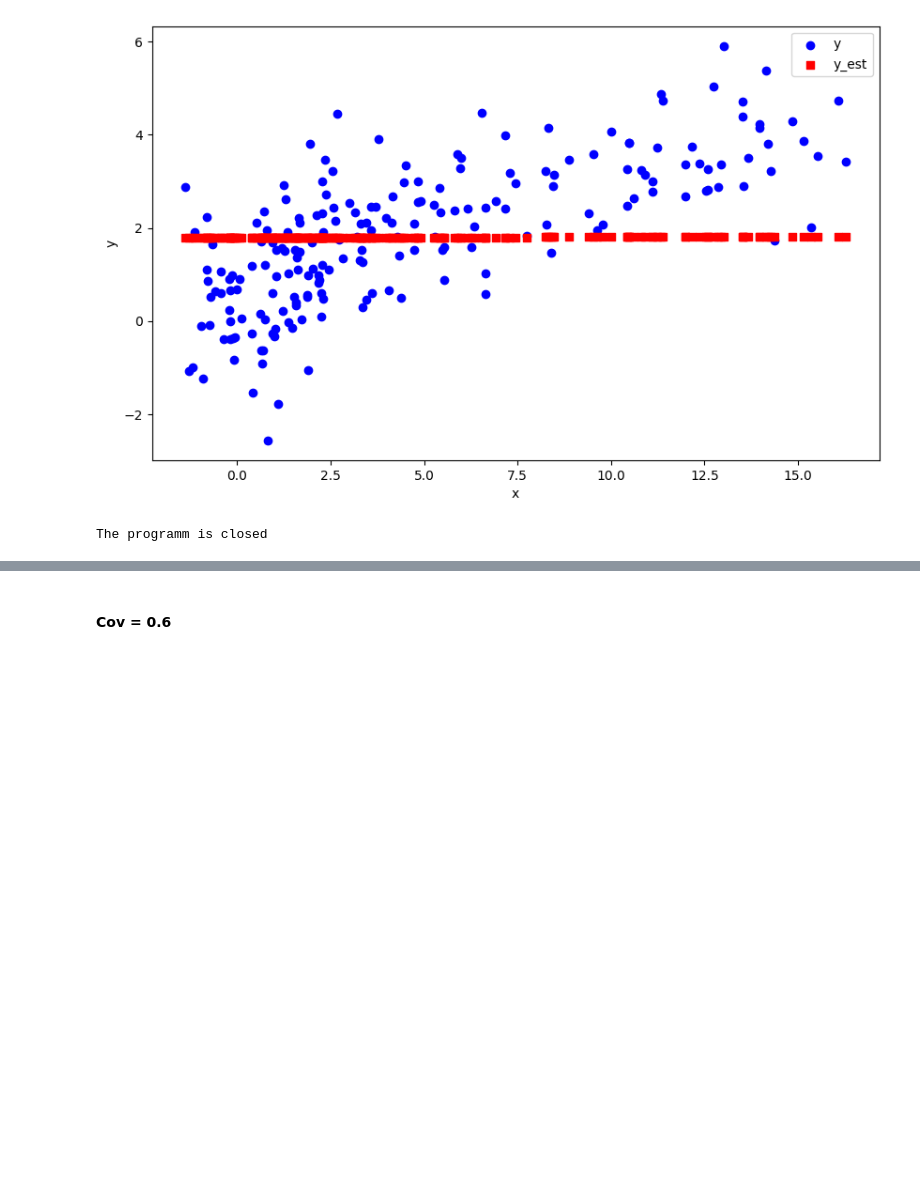
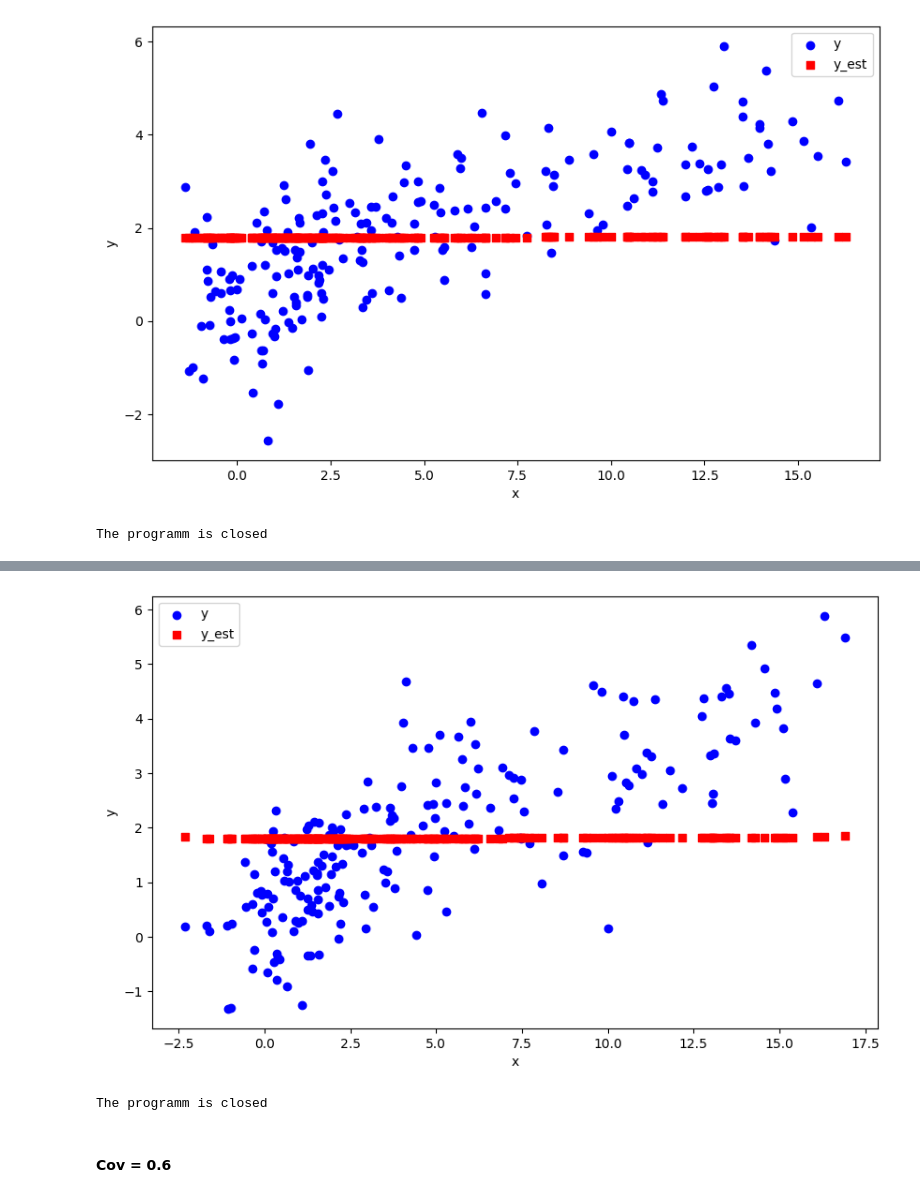
Before and after one commit to yurou-liang/ADMG_RKHS, a Jupyter notebook: ADMG/DEBUG.ipynb, the cells around one changed output, grey strips where cells are left out. Saved outputs shown, nothing was run; the diff lists cells and outputs as text; code cells hidden in the pictures; blank space fills up the shorter version.

```diff
--- a/ADMG/DEBUG.ipynb
+++ b/ADMG/DEBUG.ipynb
@@ -2943,0 +2975,17 @@ The programm is closed
+# %%
+eq_model2 = admg_rkhs_discovery.ADMG_RKHSDagma(data, gamma = 1)
+model2 = admg_rkhs_discovery.RKHS_discovery(eq_model2, admg_class = "none", verbose=True)
+W1, W2, output = model2.fit(data, lambda1=1e-3, tau=1e-4, T = 6, mu_init = 0.1, lr=0.01, w_threshold=0.0)
+print("W1: ", W1)
+print("W2: ", W2)
+sign, logdet = torch.linalg.slogdet(torch.tensor(W2))
+print("logdet: ", logdet)
+y_hat = output[:, 1].detach().numpy()
+plt.figure(figsize=(10, 6))  # Optional: specifies the figure size
+plt.scatter(true_x, y, label='y', color='blue', marker='o')  # Plot x vs. y1
+plt.scatter(true_x, y_hat, label='y_est', color='red', marker='s')
+plt.xlabel('x')
+plt.ylabel('y')
+plt.legend()
+plt.show()
+print("The programm is closed")
@@ -2944,3 +3198,16 @@ The programm is closed
+# %%
+x_hat = output[:, 0].detach().numpy()
+plt.figure(figsize=(10, 6))  # Optional: specifies the figure size
+plt.scatter(data.iloc[:, 1].to_numpy(), data.iloc[:, 0].to_numpy(), label='y', color='blue', marker='o')  # Plot x vs. y1
+plt.scatter(data.iloc[:, 1].to_numpy(), x_hat, label='y_est', color='red', marker='s')
+plt.xlabel('x')
+plt.ylabel('y')
+plt.legend()
+plt.show()
+print("The programm is closed")
+# %% [output]
+[figure, added]
+The programm is closed
 # %% [markdown]
 #### Cov = 0.6
 # %%
```
Also changed, not shown: parts of 3 cells of this notebook.
